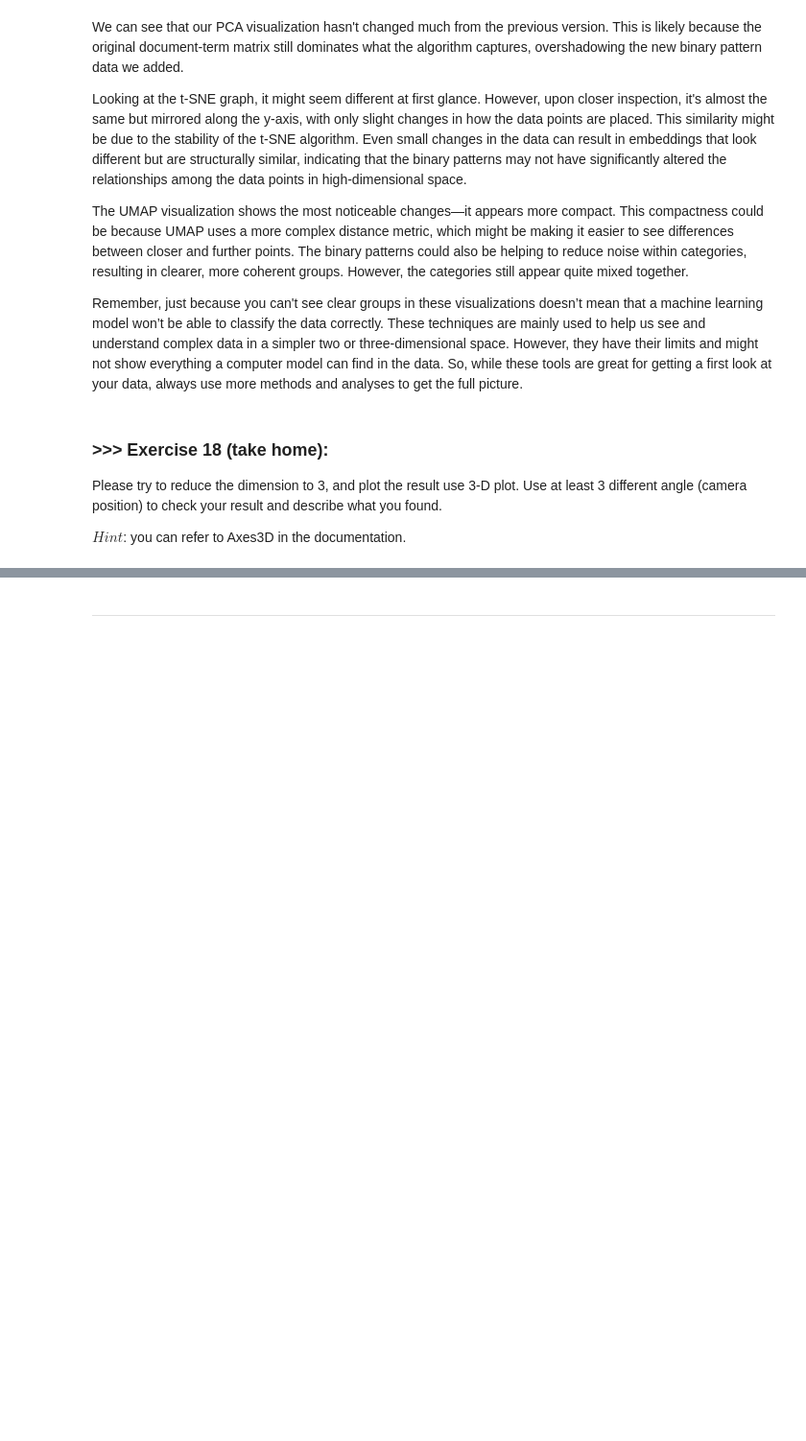
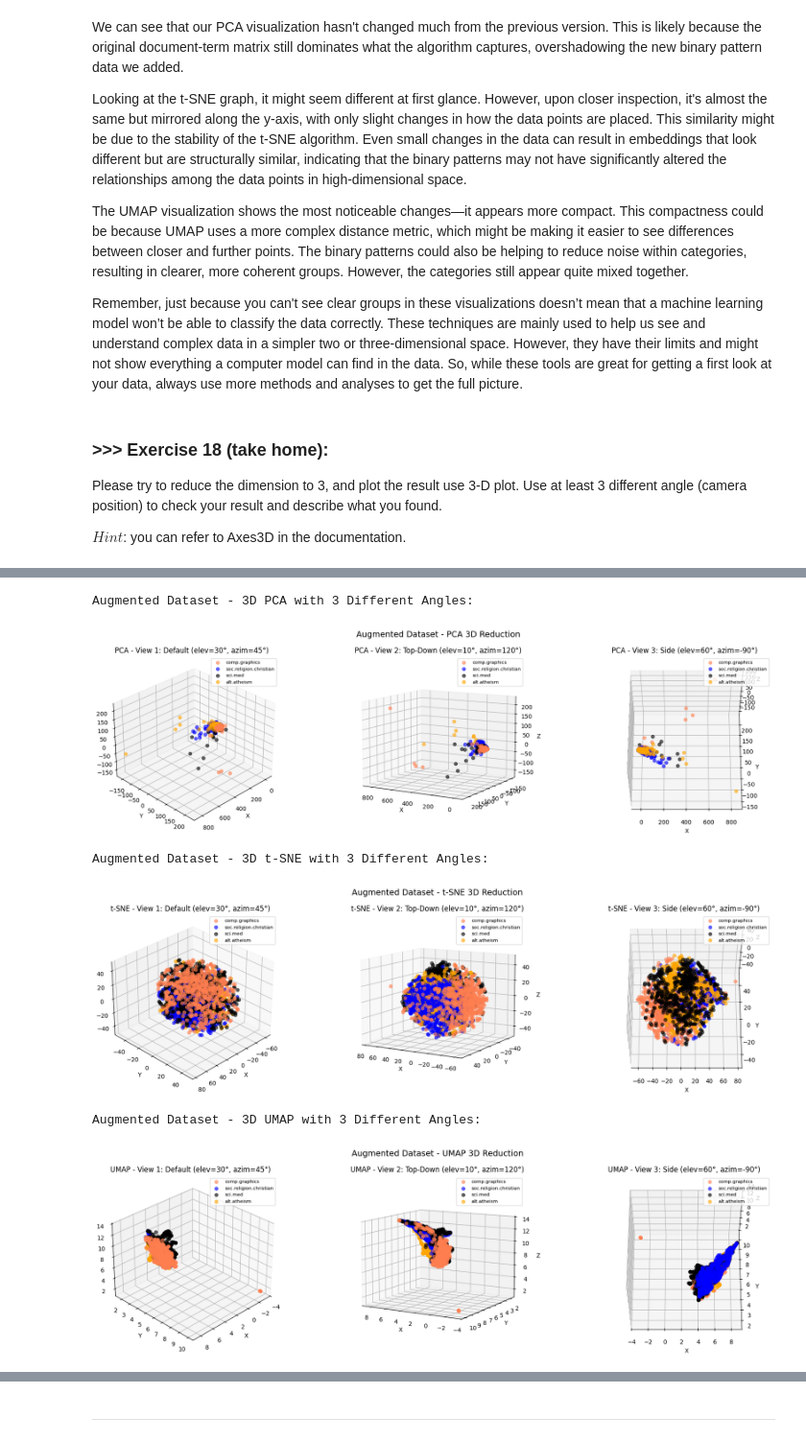
Before and after one commit to Althea80/DM2025-Lab1-Exercise, a Jupyter notebook: DM2025-Lab1-Master.ipynb, the cells around one changed output, grey strips where cells are left out. Shown at 96% size. Cells and saved outputs as stored; diff of their text form; code cells hidden in the pictures; blank space fills up the shorter version.

```diff
--- a/DM2025-Lab1-Master.ipynb
+++ b/DM2025-Lab1-Master.ipynb
@@ -2178,0 +2287,73 @@ $Hint$: you can refer to Axes3D in the documentation.
+# %%
+#Answer Here
+from sklearn.decomposition import PCA
+from sklearn.manifold import TSNE
+import umap
+import matplotlib.pyplot as plt
+from mpl_toolkits.mplot3d import Axes3D
+import numpy as np
+
+X_pca_tdm = PCA(n_components=3).fit_transform(tdm_df.values)
+X_tsne_tdm = TSNE(n_components=3).fit_transform(tdm_df.values)
+X_umap_tdm = umap.UMAP(n_components=3).fit_transform(tdm_df.values)
+
+col = ['coral', 'blue', 'black', 'orange']
+categories = X['category_name'].unique()
+
+angles = [
+    (30, 45, "View 1: Default (elev=30°, azim=45°)"),
+    (10, 120, "View 2: Top-Down (elev=10°, azim=120°)"),
+    (60, -90, "View 3: Side (elev=60°, azim=-90°)")
+]
+
+def plot_3d_scatter(ax, X_reduced, title, elev, azim):
+    for c, category in zip(col, categories):
+        xs = X_reduced[X['category_name'] == category].T[0]
+        ys = X_reduced[X['category_name'] == category].T[1]
+        zs = X_reduced[X['category_name'] == category].T[2]
+        ax.scatter(xs, ys, zs, c=c, marker='o', label=category, s=30, alpha=0.6)
+
+    ax.set_xlabel('X')
+    ax.set_ylabel('Y')
+    ax.set_zlabel('Z')
+    ax.set_title(title)
+    ax.legend(loc='upper right', fontsize=8)
+    ax.view_init(elev=elev, azim=azim)
+
+X_pca_aug = PCA(n_components=3).fit_transform(augmented_df.values)
+X_tsne_aug = TSNE(n_components=3).fit_transform(augmented_df.values)
+X_umap_aug = umap.UMAP(n_components=3).fit_transform(augmented_df.values)
+
+print("\nAugmented Dataset - 3D PCA with 3 Different Angles:")
+fig = plt.figure(figsize=(18, 5))
+
+for idx, (elev, azim, view_name) in enumerate(angles):
+    ax = fig.add_subplot(1, 3, idx+1, projection='3d')
+    plot_3d_scatter(ax, X_pca_aug, f'PCA - {view_name}', elev, azim)
+
+plt.suptitle('Augmented Dataset - PCA 3D Reduction', fontsize=14)
+plt.tight_layout()
+plt.show()
+
+print("\nAugmented Dataset - 3D t-SNE with 3 Different Angles:")
+fig = plt.figure(figsize=(18, 5))
+
+for idx, (elev, azim, view_name) in enumerate(angles):
+    ax = fig.add_subplot(1, 3, idx+1, projection='3d')
+    plot_3d_scatter(ax, X_tsne_aug, f't-SNE - {view_name}', elev, azim)
+
+plt.suptitle('Augmented Dataset - t-SNE 3D Reduction', fontsize=14)
+plt.tight_layout()
+plt.show()
+
+print("\nAugmented Dataset - 3D UMAP with 3 Different Angles:")
+fig = plt.figure(figsize=(18, 5))
+
+for idx, (elev, azim, view_name) in enumerate(angles):
+    ax = fig.add_subplot(1, 3, idx+1, projection='3d')
+    plot_3d_scatter(ax, X_umap_aug, f'UMAP - {view_name}', elev, azim)
+
+plt.suptitle('Augmented Dataset - UMAP 3D Reduction', fontsize=14)
+plt.tight_layout()
+plt.show()
+# %% [output]
@@ -2178,0 +2377,6 @@ $Hint$: you can refer to Axes3D in the documentation.
+Augmented Dataset - 3D PCA with 3 Different Angles:
+[figure, added]
+Augmented Dataset - 3D t-SNE with 3 Different Angles:
+[figure, added]
+Augmented Dataset - 3D UMAP with 3 Different Angles:
+[figure, added]
```
Also changed, not shown: parts of 45 cells of this notebook, 4 other files.
